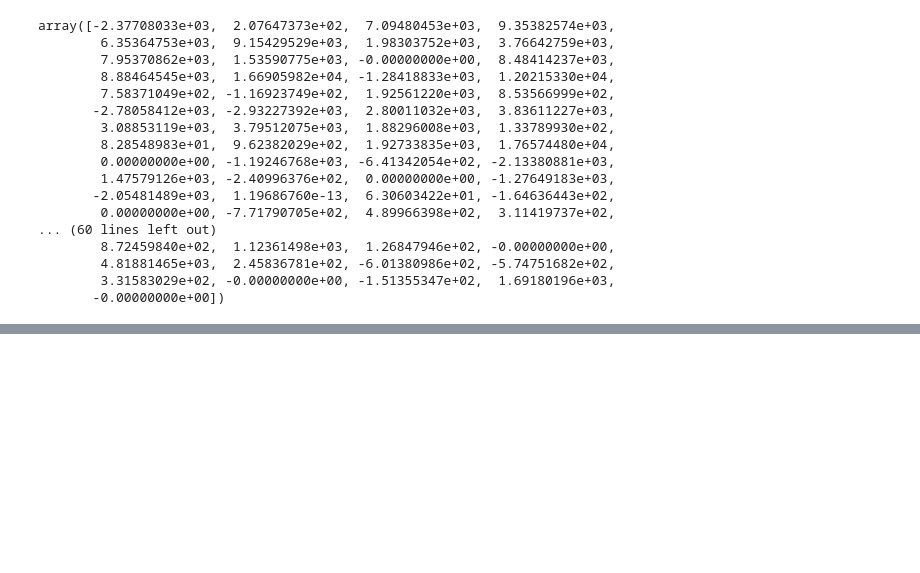
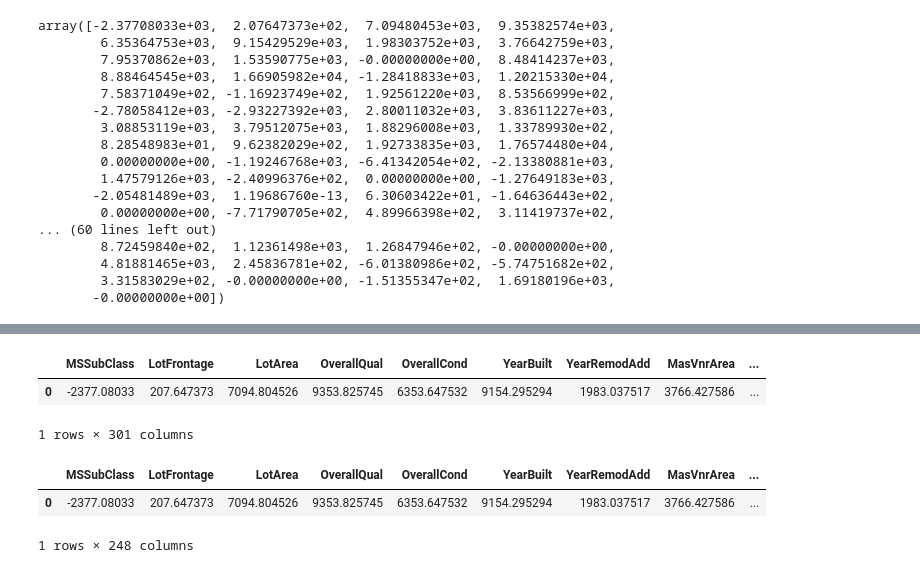
Before and after one commit to michaelbui99/mal-assignment-7, a Jupyter notebook: assignment_7.ipynb, the cells around one changed output, grey strips where cells are left out. Cells and saved outputs as stored; diff of their text form; code cells hidden in the pictures; blank space fills up the shorter version.

```diff
--- a/assignment_7.ipynb
+++ b/assignment_7.ipynb
@@ -525,0 +544,19 @@ lasso_gs.get_params()
+# %%
+import warnings
+warnings.filterwarnings("ignore")
+
+selected_features_df = pd.DataFrame()
+for idx, feature in enumerate(X.columns.values):
+    selected_features_df[feature] = [lasso_estimator.coef_[idx]]
+# selected_features_df[X.columns.values] = lasso_estimator.coef_.reshape(-1, 1)
+selected_features_df
+# %% [output]
+|  | MSSubClass | LotFrontage | LotArea | OverallQual | OverallCond | YearBuilt | YearRemodAdd | MasVnrArea | ... |
+| 0 | -2377.08033 | 207.647373 | 7094.804526 | 9353.825745 | 6353.647532 | 9154.295294 | 1983.037517 | 3766.427586 | ... |
+1 rows × 301 columns
+# %%
+selected_features_df[selected_features_df[X.columns.values] != 0]
+# %% [output]
+|  | MSSubClass | LotFrontage | LotArea | OverallQual | OverallCond | YearBuilt | YearRemodAdd | MasVnrArea | ... |
+| 0 | -2377.08033 | 207.647373 | 7094.804526 | 9353.825745 | 6353.647532 | 9154.295294 | 1983.037517 | 3766.427586 | ... |
+1 rows × 248 columns
```
Also changed, not shown: parts of 5 cells of this notebook.
